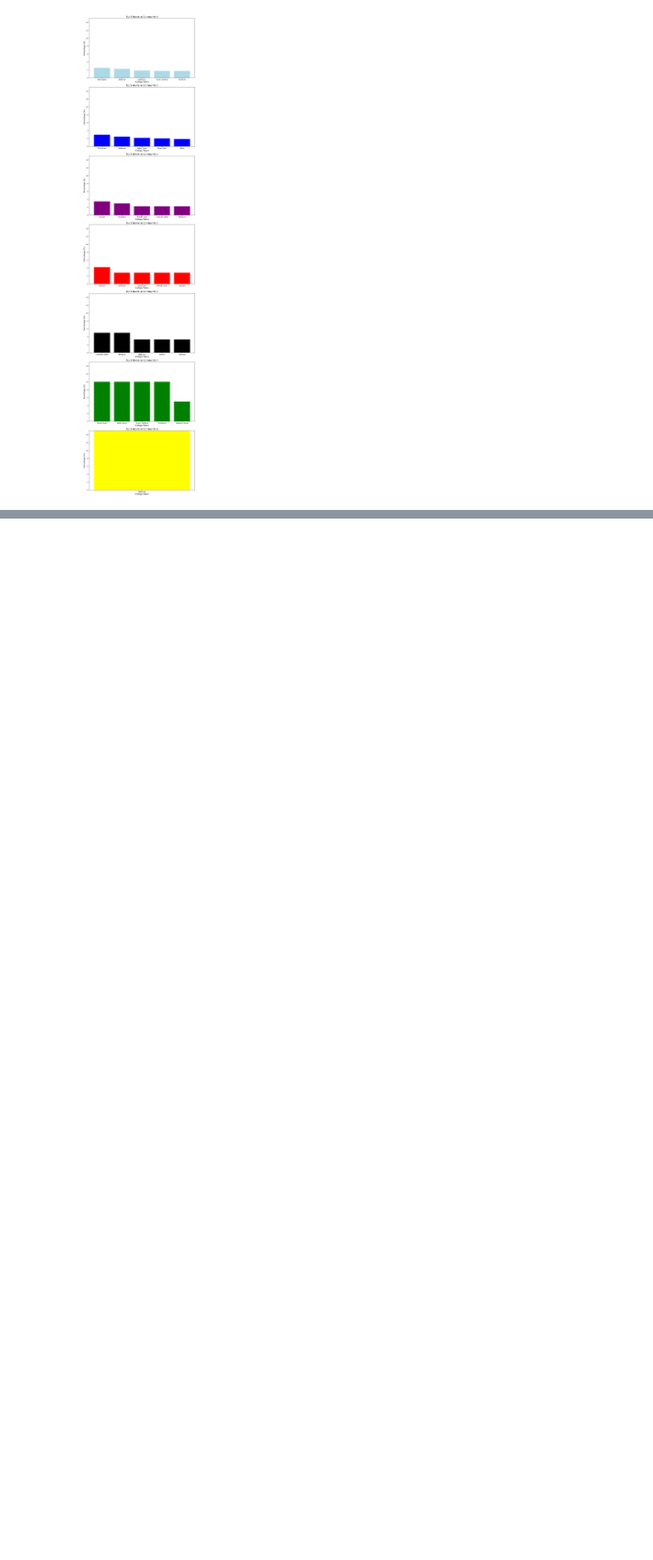
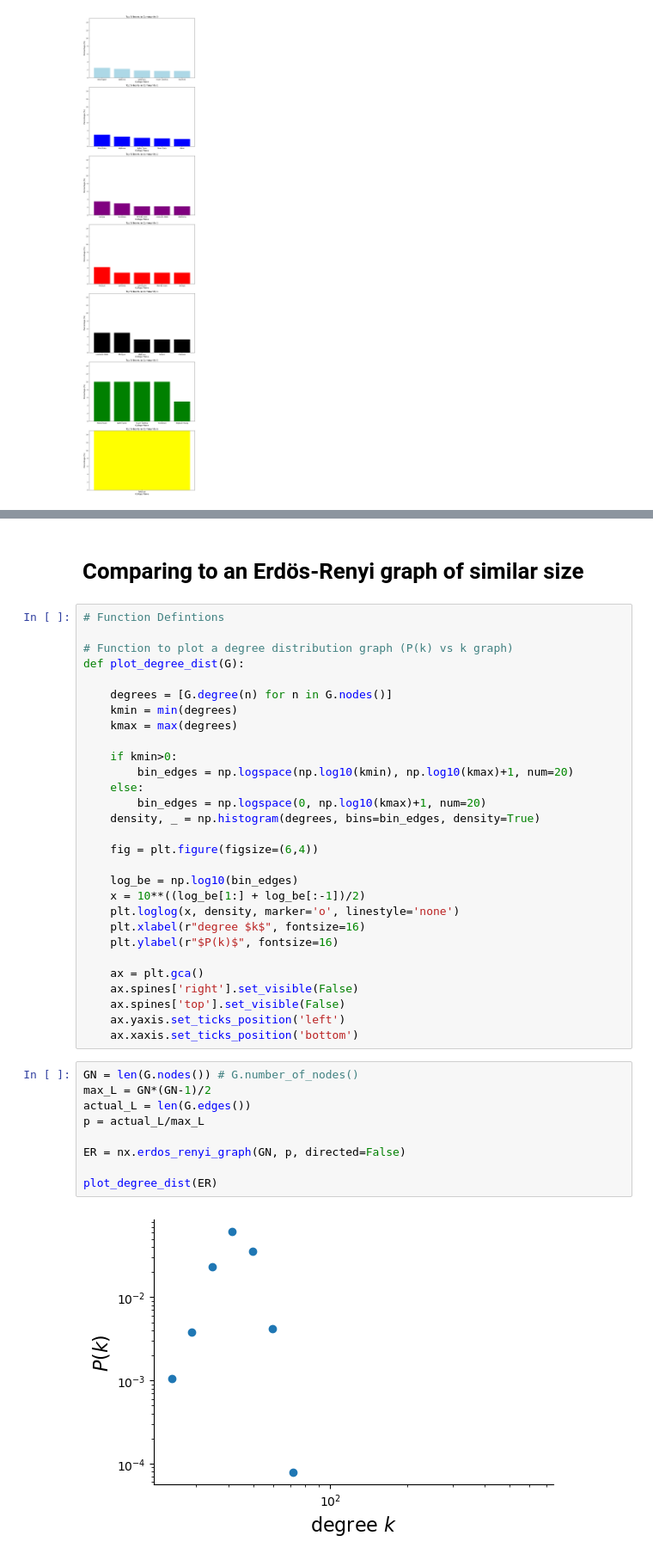
Before and after one commit to SeanGwall/NFL-Network-Analysis, a Jupyter notebook: notebooks/community-detection.ipynb, the cells around one changed output, grey strips where cells are left out. Shown: that part at 86% size. Drawn from its saved outputs; the diff is of its cells as text; blank space fills up the shorter version.

```diff
--- a/notebooks/community-detection.ipynb
+++ b/notebooks/community-detection.ipynb
@@ -165,0 +206,42 @@ plt.show()
+# %% [markdown]
+# Comparing to an Erdös-Renyi graph of similar size
+# %%
+# Function Defintions
+
+# Function to plot a degree distribution graph (P(k) vs k graph)
+def plot_degree_dist(G):
+
+    degrees = [G.degree(n) for n in G.nodes()]
+    kmin = min(degrees)
+    kmax = max(degrees)
+
+    if kmin>0:
+        bin_edges = np.logspace(np.log10(kmin), np.log10(kmax)+1, num=20)
+    else:
+        bin_edges = np.logspace(0, np.log10(kmax)+1, num=20)
+    density, _ = np.histogram(degrees, bins=bin_edges, density=True)
+
+    fig = plt.figure(figsize=(6,4))
+
+    log_be = np.log10(bin_edges)
+    x = 10**((log_be[1:] + log_be[:-1])/2)
+    plt.loglog(x, density, marker='o', linestyle='none')
+    plt.xlabel(r"degree $k$", fontsize=16)
+    plt.ylabel(r"$P(k)$", fontsize=16)
+
+    ax = plt.gca()
+    ax.spines['right'].set_visible(False)
+    ax.spines['top'].set_visible(False)
+    ax.yaxis.set_ticks_position('left')
+    ax.xaxis.set_ticks_position('bottom')
+# %%
+GN = len(G.nodes()) # G.number_of_nodes()
+max_L = GN*(GN-1)/2
+actual_L = len(G.edges())
+p = actual_L/max_L
+
+ER = nx.erdos_renyi_graph(GN, p, directed=False)
+
+plot_degree_dist(ER)
+# %% [output]
+[figure, added]
```
Also changed, not shown: parts of 7 cells of this notebook, 19 other files.
